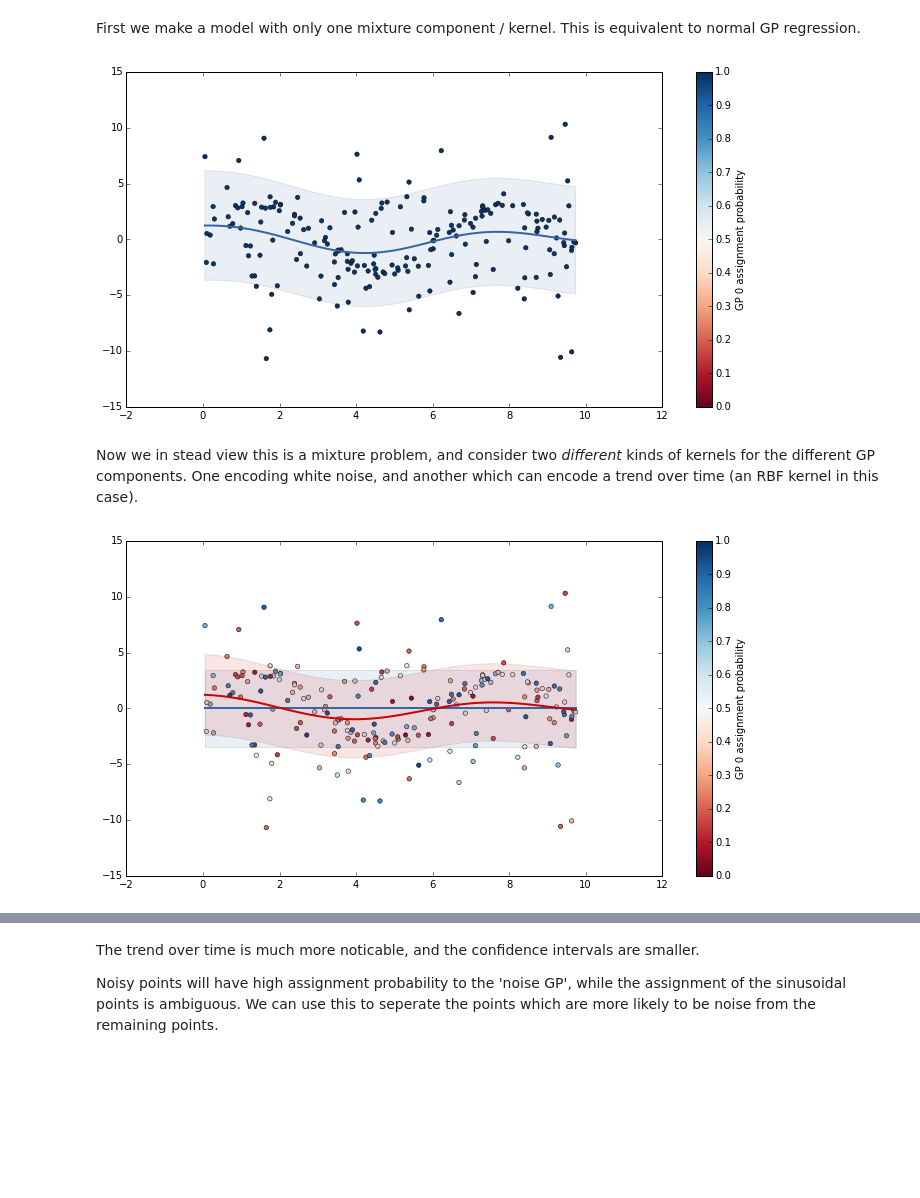
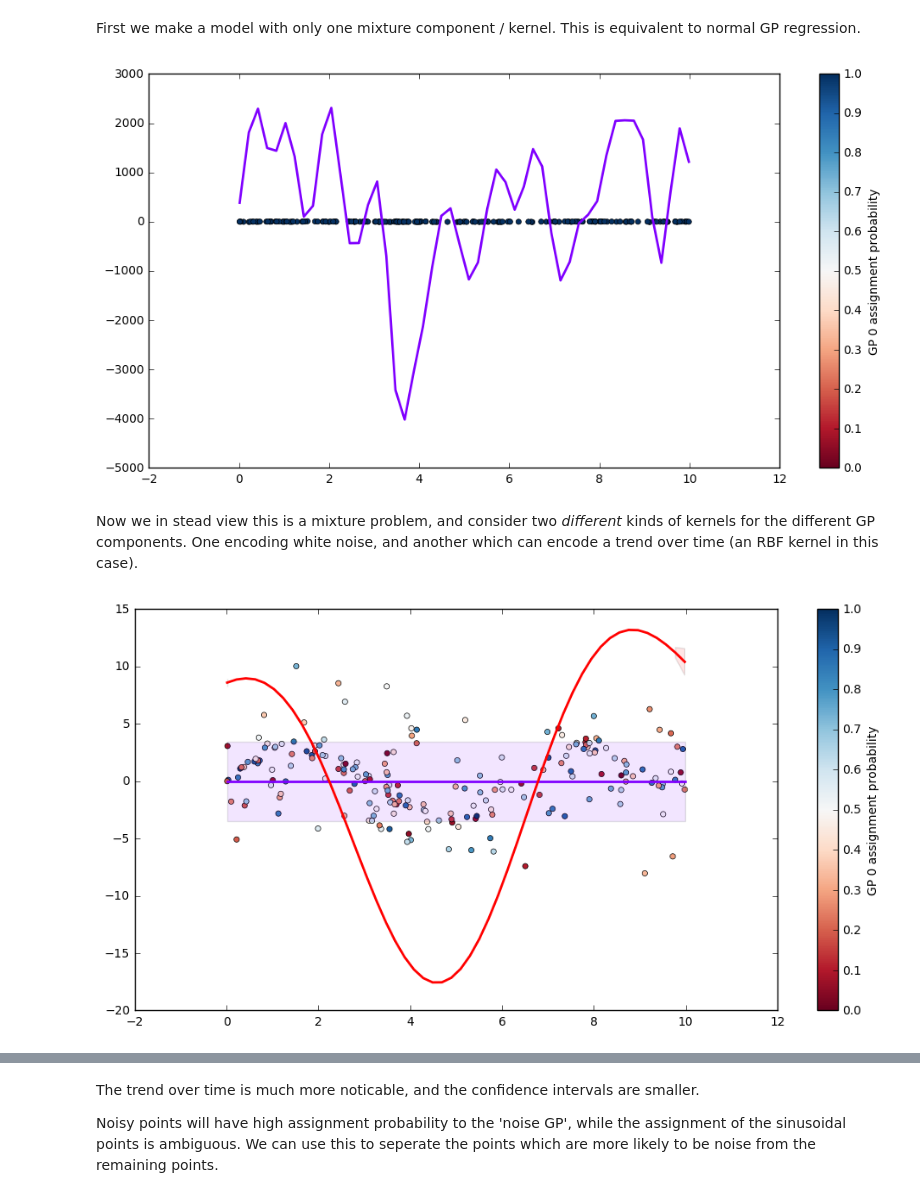
Before and after one commit to SheffieldML/GPclust, a Jupyter notebook: notebooks/OMGP_demo.ipynb, the cells around one changed output, grey strips where cells are left out. Cells and saved outputs as stored; diff of their text form; code cells hidden in the pictures; blank space fills up the shorter version.

Commit message:
OMGP plots work, but am returning wrong predict_components

```diff
--- a/notebooks/OMGP_demo.ipynb
+++ b/notebooks/OMGP_demo.ipynb
@@ -166,17 +155,15 @@ plt.scatter(x, y);
 # %% [markdown]
 First we make a model with only one mixture component / kernel. This is equivalent to normal GP regression.
 # %%
-kernels = [GPy.kern.RBF(1)]
-m = OMGP(x, y, K=1, prior_Z='DP', kernels=kernels)
-m.variance = 3
+kernels = [GPflow.kernels.RBF(1,lengthscales=2.0)]
+m = OMGP(x, y, num_clusters=1, prior_Z='DP', kernels=kernels,variance=3.)
 m.hyperparam_interval = 100
-m.rbf.lengthscale = 2
 # %%
 m.optimize(verbose=False)
 # %%
-OMGPplot(m,x)
+OMGPplot(m,x,y)
 # %% [output]
-[figure, old version]
+[figure, new version]
 # %% [markdown]
 Now we in stead view this is a mixture problem, and consider two _different_ kinds of kernels for the different GP components. One encoding white noise, and another which can encode a trend over time (an RBF kernel in this case).
 # %%
@@ -188,7 +173,7 @@ m.Signal.lengthscale = 2
 # %%
-OMGPplot(m,x)
+OMGPplot(m,x,y)
 # %% [output]
-[figure, old version]
+[figure, new version]
 # %%
 m.optimize(step_length=0.01, verbose=False)
 # %%
```
Also changed, not shown: parts of 19 cells of this notebook, 3 other files.
